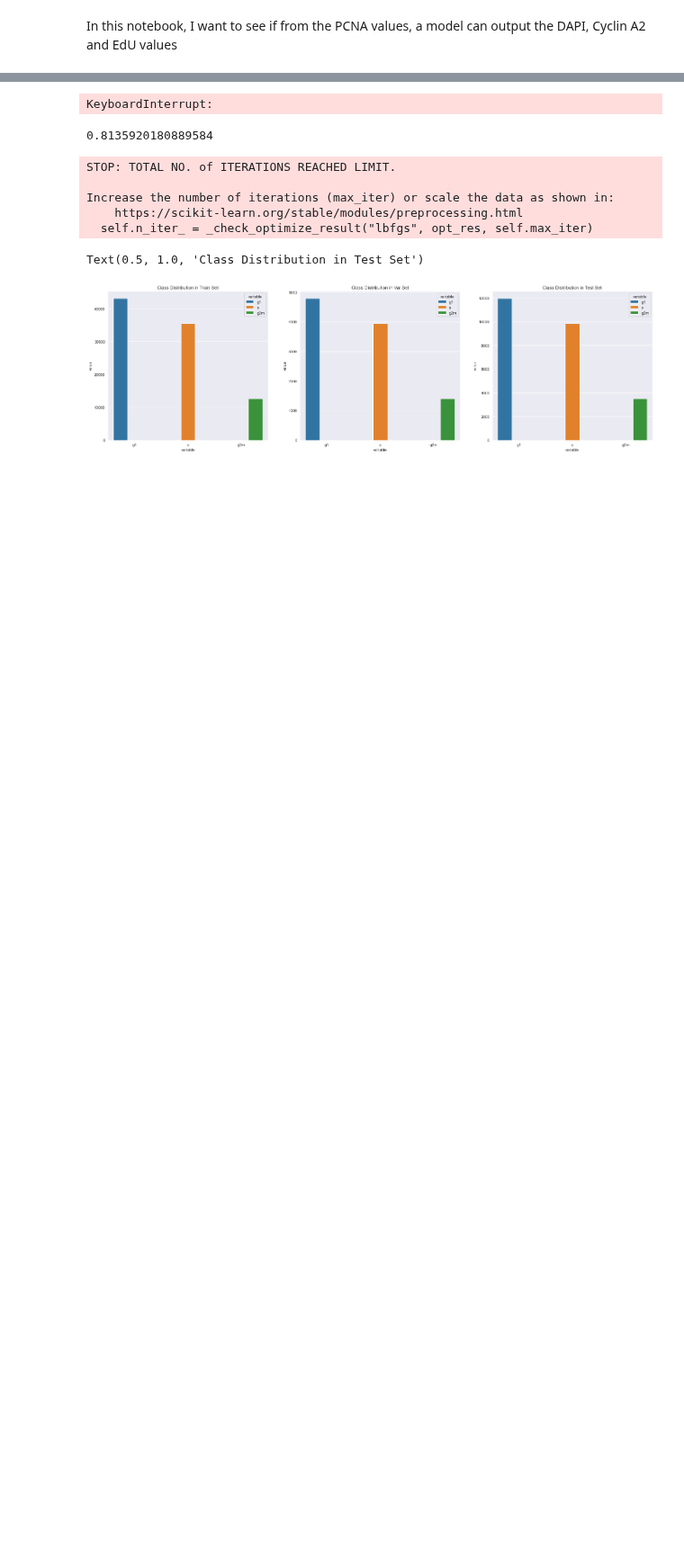
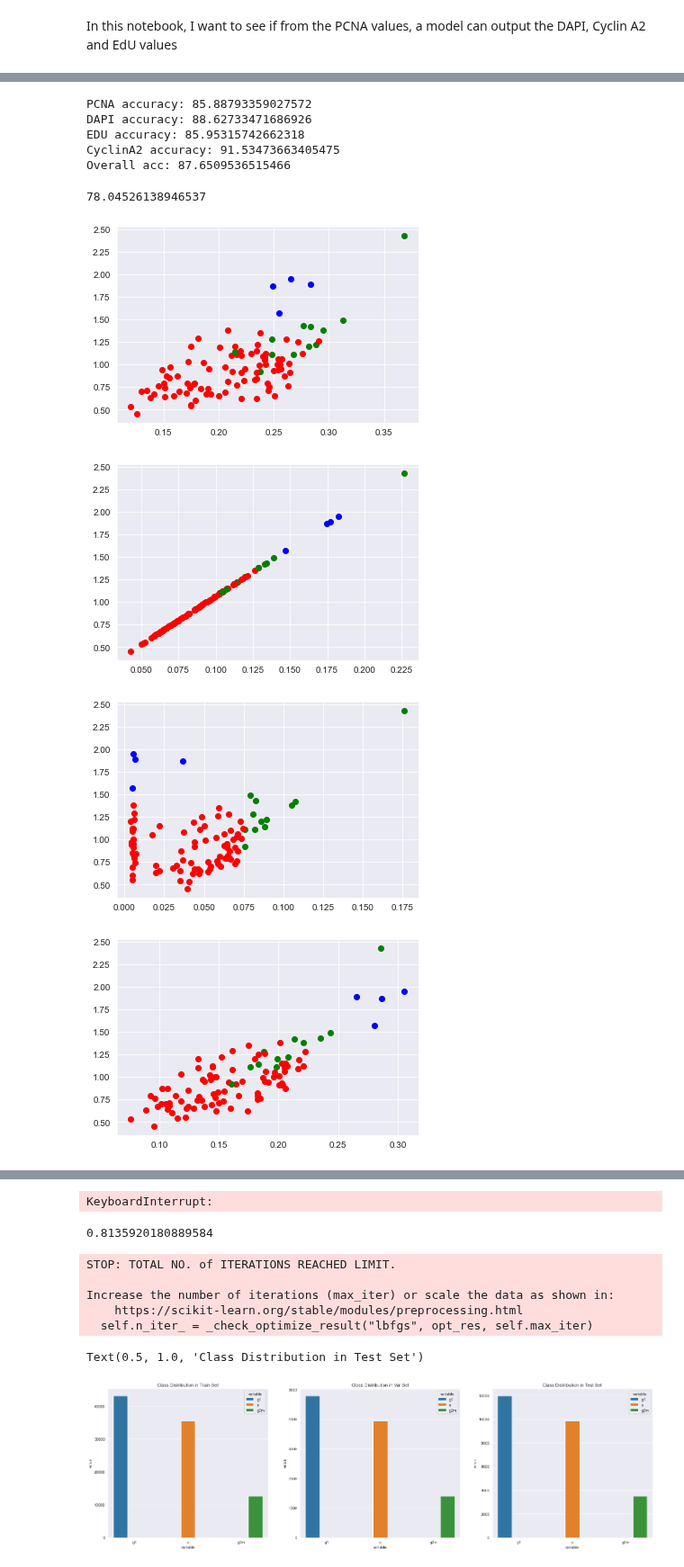
Before and after one commit to rzuberi/cell-SCT, a Jupyter notebook: classification/ccc_pcna_to_rest.ipynb, the cells around one changed output, grey strips where cells are left out. Shown at 90% size. Cells and saved outputs as stored; diff of their text form; code cells hidden in the pictures; blank space fills up the shorter version.

```diff
--- a/classification/ccc_pcna_to_rest.ipynb
+++ b/classification/ccc_pcna_to_rest.ipynb
@@ -118,0 +376,64 @@ cell_labels = get_cell_labels(df)
+# %%
+g2_m_labels = [1 if label==2 else 0 for label in cell_labels]
+crops = [pcna_crops_flat_pad,dapi_crops_flat_pad,edu_crops_flat_pad,cyclina2_crops_flat_pad]
+all_chans_flat_pred_one_phase(crops,g2_m_labels)
+# %% [output]
+PCNA accuracy: 85.88793359027572
+DAPI accuracy: 88.62733471686926
+EDU accuracy: 85.95315742662318
+CyclinA2 accuracy: 91.53473663405475
+Overall acc: 87.6509536515466
+# %%
+print(np.count_nonzero(y_test == conf_tot_round.astype(int))*100/len(X_test))
+# %% [output]
+78.04526138946537
+# %%
+#I'd like to plot the values of each cells and color them with their labels
+
+#First lets get each DAPI, EdU etc. values
+def get_crops_flat_pad(df):
+    pcna_val = []
+    dapi_val = []
+    edu_val = []
+    cyclina2_val = []
+    dna_val = []
+    for i in range(len(df)):
+        pcna_val.append(df['pcna_values'][i])
+        dapi_val.append(df['dapi_values'][i])
+        edu_val.append(df['edu_values'][i])
+        cyclina2_val.append(df['cyclina2_values'][i])
+        dna_val.append(df['DNA_content'][i])
+
+    return pcna_val,dapi_val,edu_val,cyclina2_val,dna_val
+
+pcna_val,dapi_val,edu_val,cyclina2_val,dna_val = get_crops_flat_pad(df)
+
+#Second lets get the corresponding label values
+cell_labels = get_cell_labels(df)
+# %%
+#Scatter plot each with a color
+import matplotlib.pyplot as plt
+
+colors = {0:'red', 1:'green', 2:'blue'}
+#cell_labels_arr = list(cell_labels)
+for i in range(len(pcna_val[:100])):
+    plt.scatter(pcna_val[i],dna_val[i],c=colors[cell_labels[i]])
+plt.show()
+
+for i in range(len(pcna_val[:100])):
+    plt.scatter(dapi_val[i],dna_val[i],c=colors[cell_labels[i]])
+plt.show()
+
+for i in range(len(pcna_val[:100])):
+    plt.scatter(edu_val[i],dna_val[i],c=colors[cell_labels[i]])
+plt.show()
+
+for i in range(len(pcna_val[:100])):
+    plt.scatter(cyclina2_val[i],dna_val[i],c=colors[cell_labels[i]])
+plt.show()
+#plt.scatter(pcna_val,dna_val,c=colors[cell_labels_arr])
+# %% [output]
+[figure, added]
+[figure, added]
+[figure, added]
+[figure, added]
```
Also changed, not shown: parts of 23 cells of this notebook.
